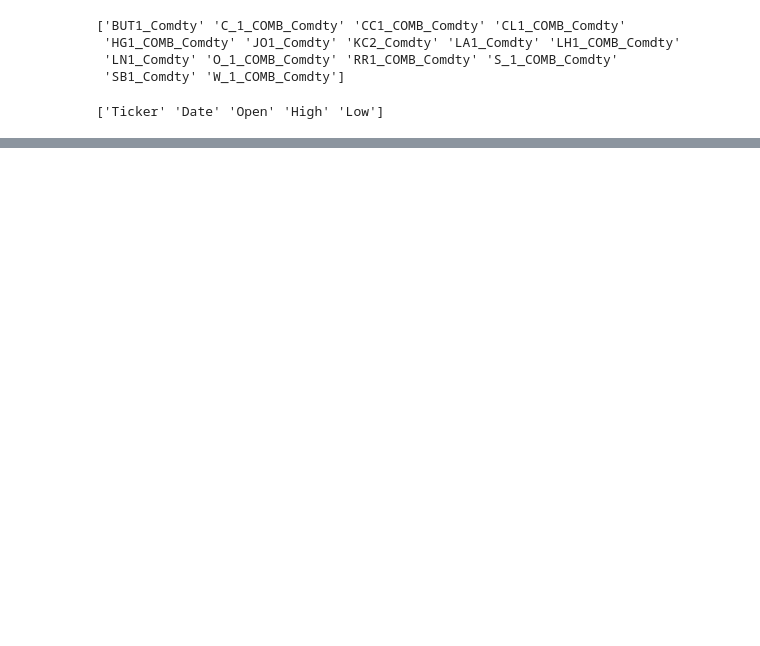
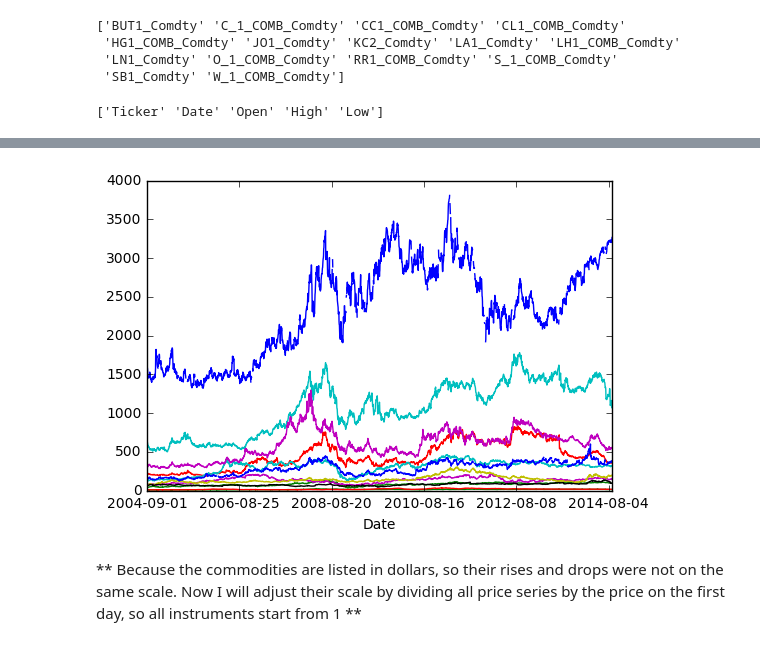
Before and after one commit to mingkaid/instruments-correlation-exploration, a Jupyter notebook: process-commodities-data.ipynb, the cells around one changed output, grey strips where cells are left out. Cells and saved outputs as stored; diff of their text form; code cells hidden in the pictures; blank space fills up the shorter version.

```diff
--- a/process-commodities-data.ipynb
+++ b/process-commodities-data.ipynb
@@ -32,0 +28,2 @@ for ticker in commodities_metadata.Ticker.values:
+# %%
+commodities_price_series = commodities_data.groupby(['Date', 'Ticker']).Open.mean().unstack()
@@ -32,0 +84,2 @@ for ticker in commodities_metadata.Ticker.values:
+# %%
+commodities_price_series = commodities_price_series.drop(['BUT1_Comdty', 'LA1_Comdty', 'LN1_Comdty'], axis='columns')
@@ -32,0 +93,2 @@ for ticker in commodities_metadata.Ticker.values:
+# %%
+commodities_price_series = commodities_price_series.dropna(how='all', axis='index')
@@ -32,0 +105,8 @@ for ticker in commodities_metadata.Ticker.values:
+# %%
+commodities_price_series.plot()
+plt.legend().remove()
+plt.show()
+# %% [output]
+[figure, added]
+# %% [markdown]
+** Because the commodities are listed in dollars, so their rises and drops were not on the same scale. Now I will adjust their scale by dividing all price series by the price on the first day, so all instruments start from 1 **
```
Also changed, not shown: parts of 22 cells of this notebook.
